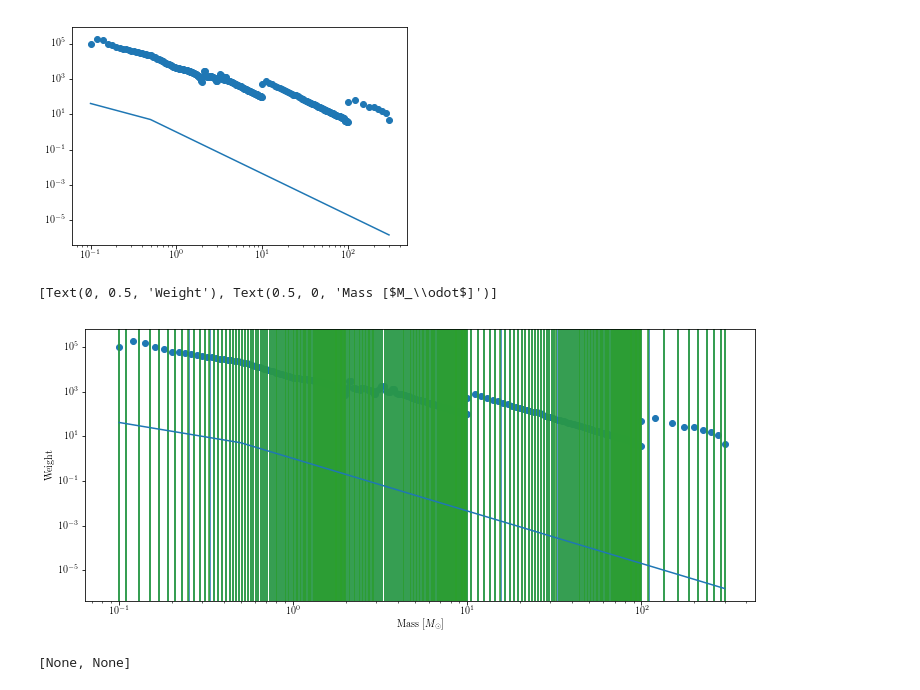
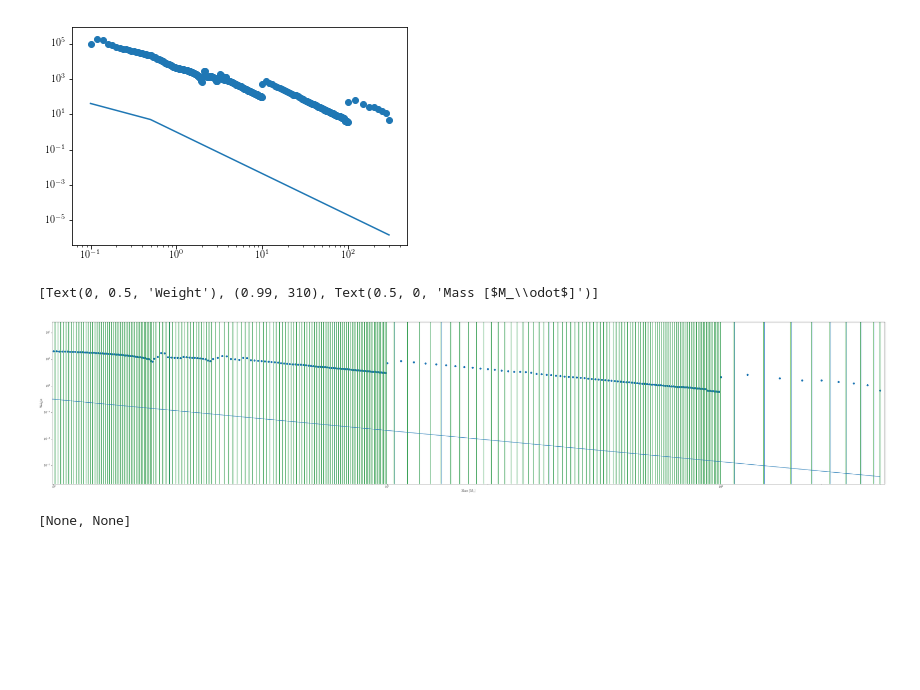
Before and after one commit to tzdwi/Diagnostics, a Jupyter notebook: code/prep_geneva.ipynb, the cells around one changed output. Cells and saved outputs as stored; diff of their text form; code cells hidden in the pictures; blank space fills up the shorter version.

```diff
--- a/code/prep_geneva.ipynb
+++ b/code/prep_geneva.ipynb
@@ -8,8 +8,8 @@ from glob import glob
 We need to generate an input file that the BPASS script can read so it can parse through the Geneva tracks. First lets figure out the IMF
 # %%
 inputfile = '../input_bpass_z002_sin_imf135_300'
-masses = []
-weights = []
+bpass_masses = []
+bpass_weights = []
 f = open(inputfile,'r')
 tot_imf = f.readline()
 while True:
@@ -17,10 +17,10 @@ while True:
     if not filename:
         break
     mass = filename.split('-')[-1]
-    masses.append(float(mass))
+    bpass_masses.append(float(mass))
     imf_line = f.readline()
     imf_weight = imf_line.split()[0]
-    weights.append(float(imf_weight))
+    bpass_weights.append(float(imf_weight))
 f.close()
-masses = np.flip(masses)
-weights = np.flip(weights)
+bpass_masses = np.flip(bpass_masses)
+bpass_weights = np.flip(bpass_weights)
@@ -130,20 +126,20 @@ def make_bin_edges(model_masses,scale='log',lo_mass_cut=0.1,hi_mass_cut=300):
         bin_edges.append(hi_mass_cut)
     return np.array(bin_edges)
 # %%
-fig = plt.figure(figsize=(12,5))
+fig = plt.figure(figsize=(50,10))
 ms = np.linspace(1,5,5)
-linear_bin_edges = make_bin_edges(masses,scale='linear')
-log_bin_edges = make_bin_edges(masses)
-plt.scatter(masses,weights)
+linear_bin_edges = make_bin_edges(bpass_masses,scale='linear')
+log_bin_edges = make_bin_edges(bpass_masses)
+plt.scatter(bpass_masses,bpass_weights)
 for e in linear_bin_edges:
     plt.axvline(x=e)
 for le in log_bin_edges:
     plt.axvline(x=le,c='C2')
-plt.loglog(masses,IMF(masses))
-plt.gca().set(xlabel='Mass [$M_\odot$]',ylabel='Weight')
+plt.loglog(bpass_masses,IMF(bpass_masses))
+plt.gca().set(xlim=(0.99,310),xlabel='Mass [$M_\odot$]',ylabel='Weight')
 # %% [output]
-[Text(0, 0.5, 'Weight'), Text(0.5, 0, 'Mass [$M_\\odot$]')]
+[Text(0, 0.5, 'Weight'), (0.99, 310), Text(0.5, 0, 'Mass [$M_\\odot$]')]
-[figure, old version]
+[figure, new version]
 # %%
 plt.scatter(linear_bin_edges,log_bin_edges,s=1)
 plt.gca().set(xscale='log',yscale='log')
```
Also changed, not shown: parts of 11 cells of this notebook, 11 other files.
